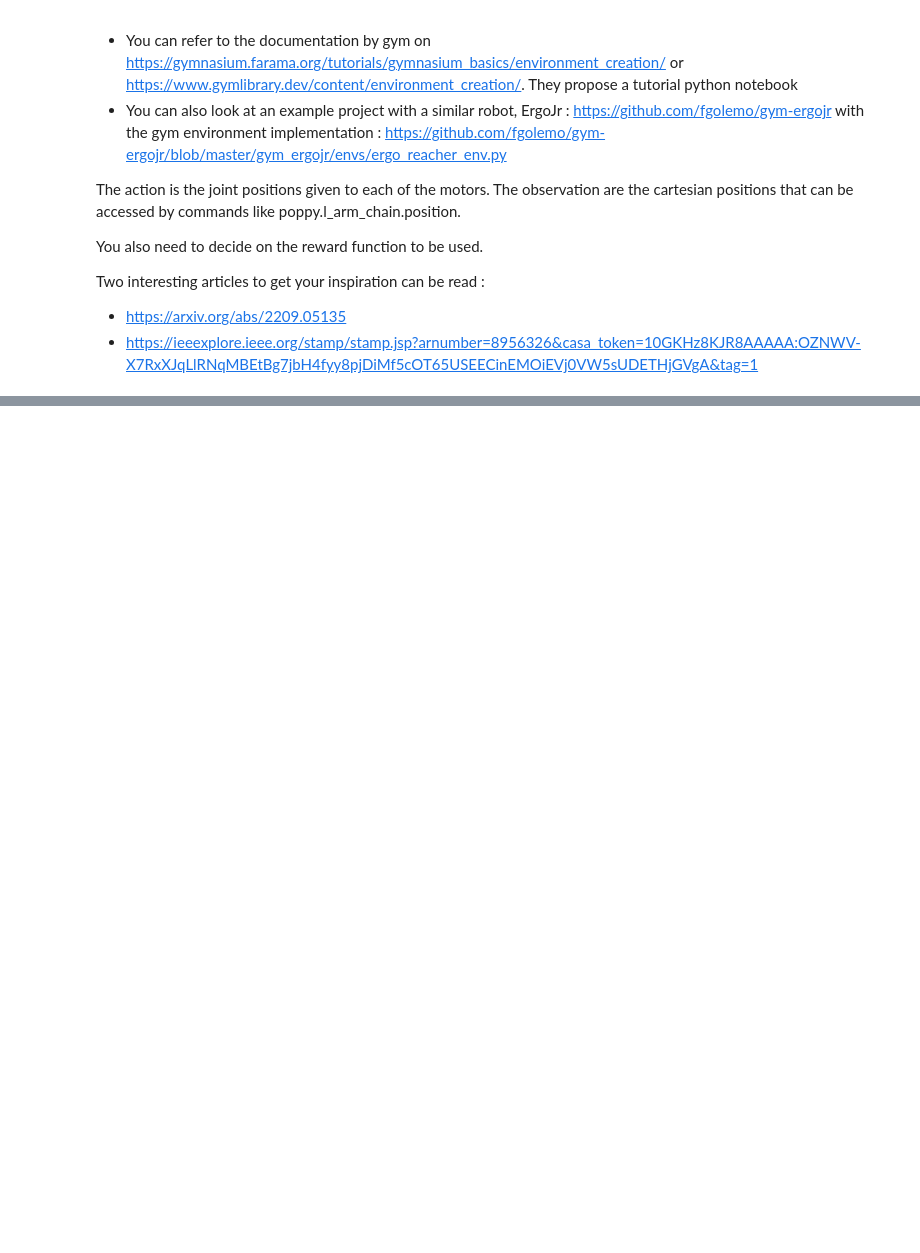
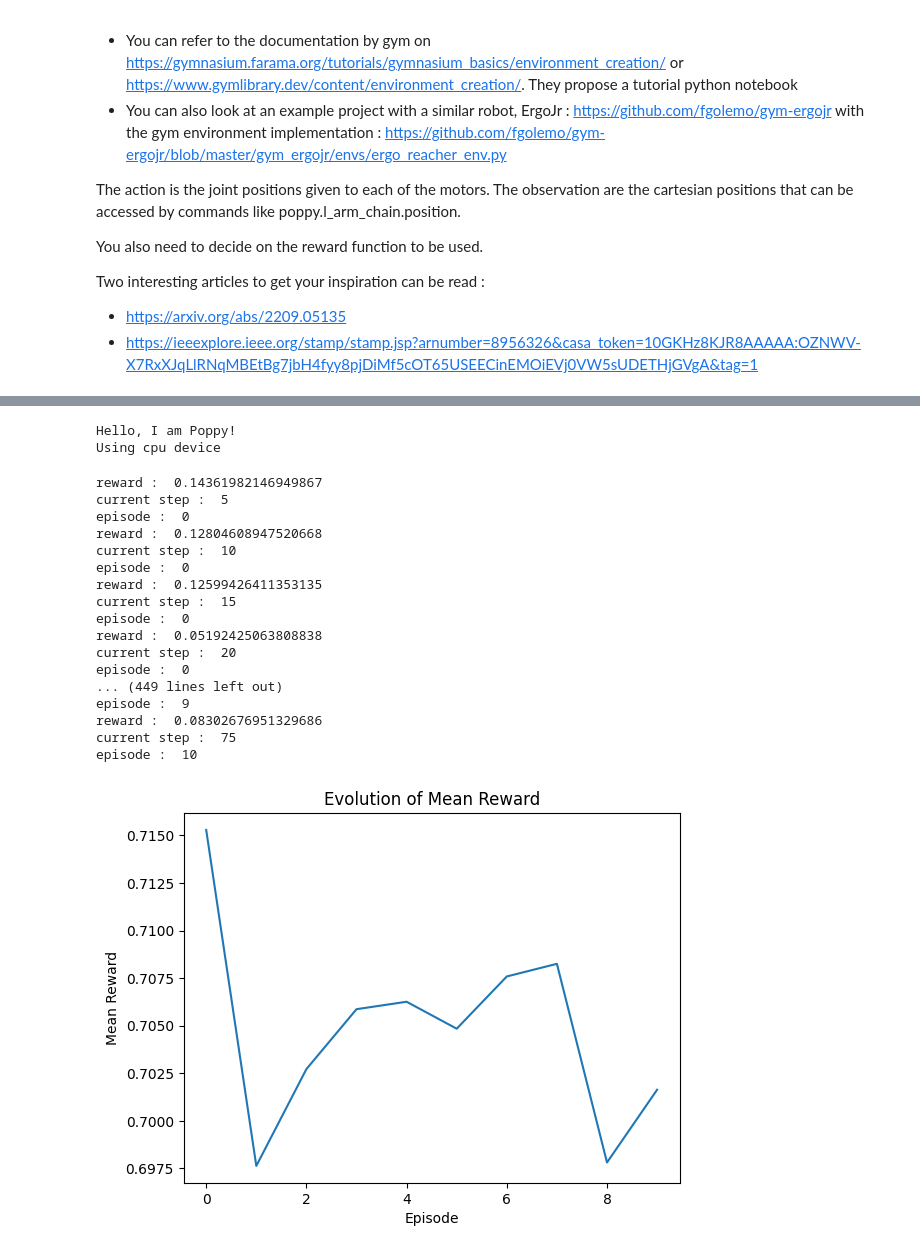
Before and after one commit to anaele-paris/Poppy, a Jupyter notebook: sujet_upper_body_imitation_edouard.ipynb, the cells around one changed output, grey strips where cells are left out. Saved outputs shown, nothing was run; the diff lists cells and outputs as text; code cells hidden in the pictures; blank space fills up the shorter version.

```diff
--- a/sujet_upper_body_imitation_edouard.ipynb
+++ b/sujet_upper_body_imitation_edouard.ipynb
@@ -799,0 +952,73 @@ from Poppy_Env import PoppyEnv
+# %%
+import numpy as np
+import torch as th
+from stable_baselines3 import SAC
+from stable_baselines3.common.vec_env import DummyVecEnv
+from stable_baselines3.common.utils import set_random_seed
+import matplotlib.pyplot as plt
+
+# Fonction pour évaluer le modèle et obtenir la récompense moyenne
+def evaluate_model(model, env, num_episodes=10):
+    episode_rewards = []
+    for _ in range(num_episodes):
+        obs = env.reset()
+        episode_reward = 0
+        done = False
+        while not done:
+            action, _ = model.predict(obs, deterministic=True)
+            obs, reward, done, _ = env.step(action)
+            episode_reward += reward
+        episode_rewards.append(episode_reward)
+    return episode_rewards
+
+# Charger les données d'entraînement
+# training_data = np.load(path+'formatted_training_data.npz')
+# observations = training_data["obs"]
+# actions = training_data["acts"]
+
+# Créer une instance de l'environnement Poppy en passant les données d'entraînement
+# env = PoppyEnv(observations, actions)
+env = PoppyEnv()
+
+# Envelopper l'environnement dans un DummyVecEnv
+vec_env = DummyVecEnv([lambda: env])
+
+# Créer le modèle SAC
+model = SAC("MlpPolicy", vec_env, verbose=1)
+
+# Entraîner le modèle sur 10000 steps
+model.learn(total_timesteps=5)
+
+# Sauvegarder le modèle
+model.save("sac_poppy_model")
+
+# Évaluer le modèle après l'entraînement
+mean_rewards = evaluate_model(model, vec_env)
+
+# Tracer l'évolution de la récompense moyenne
+plt.plot(mean_rewards)
+plt.xlabel('Episode')
+plt.ylabel('Mean Reward')
+plt.title('Evolution of Mean Reward')
+plt.show()
+# %% [output]
+Hello, I am Poppy!
+Using cpu device
+reward :  0.14361982146949867
+current step :  5
+episode :  0
+reward :  0.12804608947520668
+current step :  10
+episode :  0
+reward :  0.12599426411353135
+current step :  15
+episode :  0
+reward :  0.05192425063808838
+current step :  20
+episode :  0
+... (449 lines left out)
+episode :  9
+reward :  0.08302676951329686
+current step :  75
+episode :  10
+[figure, added]
```
Also changed, not shown: parts of 11 cells of this notebook, 2 other files.
